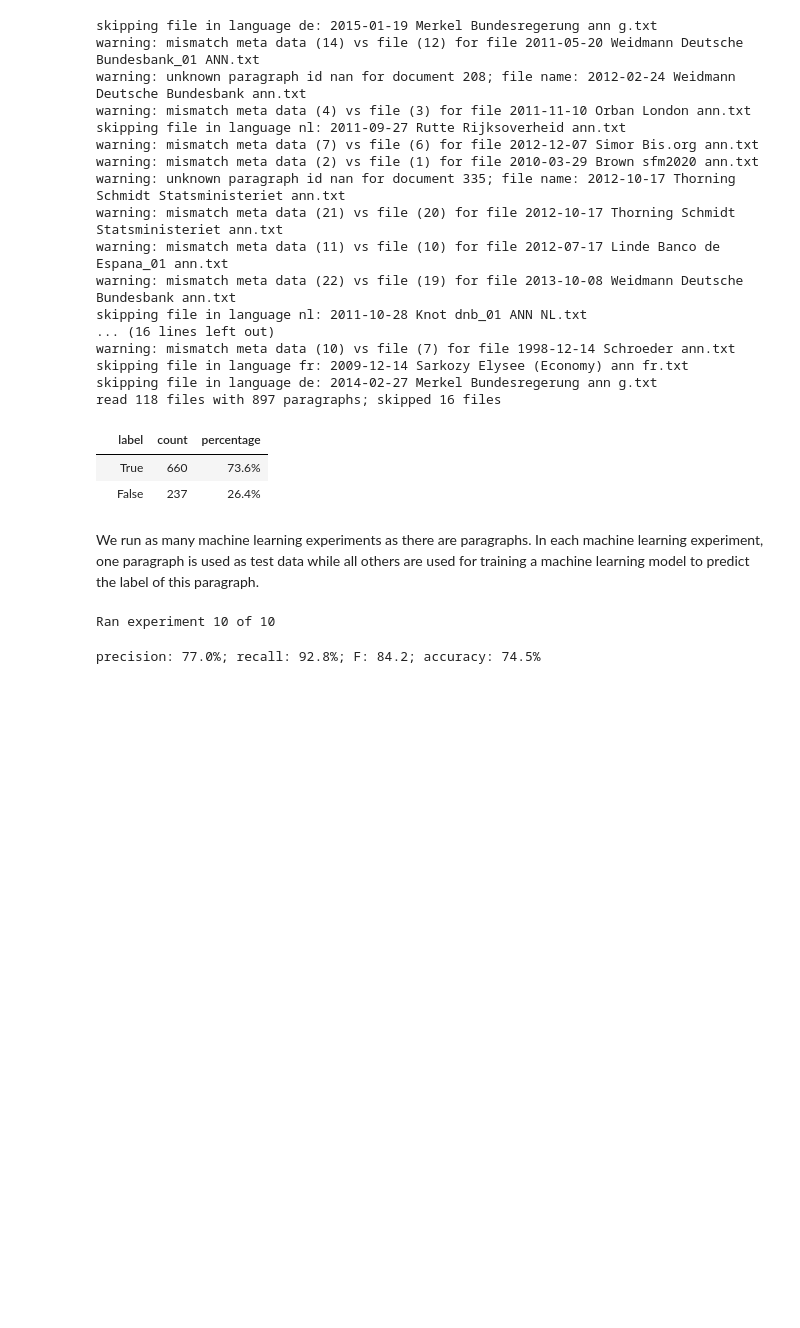
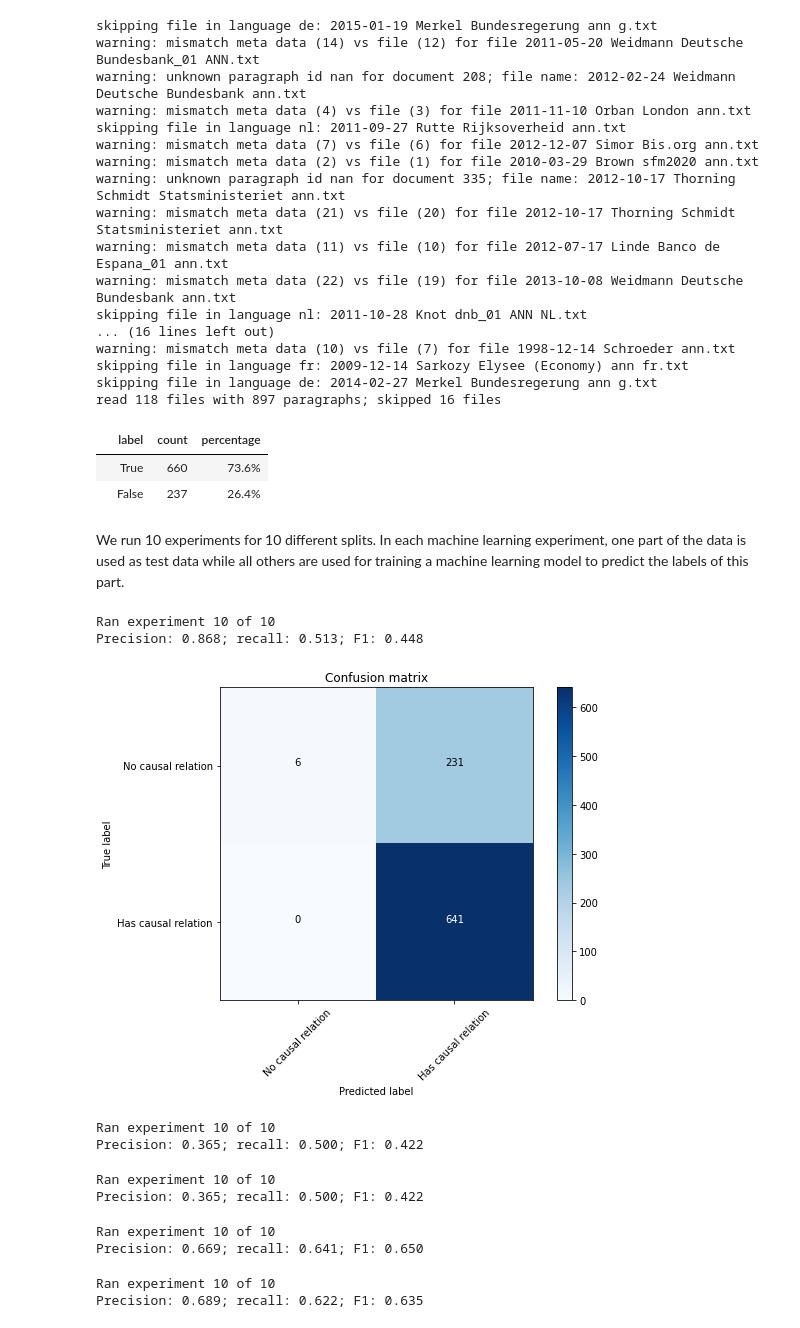
Before and after one commit to SSIML2021/SSIML2021, a Jupyter notebook: notebooks/1.1-causal-relation-precence-detection.ipynb, the cells around one changed output. Cells and saved outputs as stored; diff of their text form; code cells hidden in the pictures; blank space fills up the shorter version.

Commit message:
Use macro-averaging of metrics and rerun 5 of 6 experiments

```diff
--- a/notebooks/1.1-causal-relation-precence-detection.ipynb
+++ b/notebooks/1.1-causal-relation-precence-detection.ipynb
@@ -72,7 +79,7 @@ def make_train_file(file_name, train_list):
     data_file.close()
 # %%
 def decode_label(label):
-    return re.sub("__label__", "", label)
+    return re.sub("__label__", "", label) == "True"
 # %%
 def show_results(results):
     result_list = []
@@ -123,8 +110,8 @@ def make_fasttext_data(data_in):
     return data_out
 # %%
 def run_experiments(X, y, wordNgrams=1, pretrainedVectors=""):
-    predicted_labels_all = []
-    correct_labels = [ y[key] for key in X if key in y]
+    y_pred = []
+    y_true = [ y[key] for key in X if key in y]
     counter = 0
     data = np.array([ (X[key], y[key]) for key in X if key in y])
     for train_items, test_items in sklearn.model_selection.KFold(n_splits=10).split(X):
@@ -133,9 +120,11 @@ def run_experiments(X, y, wordNgrams=1, pretrainedVectors=""):
         model = fasttext.train_supervised("train_file.txt", dim=300, pretrainedVectors=pretrainedVectors, wordNgrams=wordNgrams)
         test_data = make_fasttext_data(data[test_items])
         predicted_labels = model.predict(test_data)
-        predicted_labels_all.extend(predicted_labels[0])
+        y_pred.extend(predicted_labels[0])
         counter += 1
         squeal(f"Ran experiment {counter} of 10")
-    return { i: { "correct": correct_labels[i], "predicted": decode_label(predicted_labels_all[i][0]) } for i in range(0, len(predicted_labels_all)) }
+
+    y_pred = [decode_label(label[0]) for label in y_pred]
+    return y_true, y_pred
 # %% [markdown]
 The variable `X` in the next code block contains all the data (paragraphs) available for machine learning. The variable `y` contains all the associated labels, with values `True` or `False`.
@@ -166,12 +230,39 @@ count_y_values(y)
 |  | True | 660 | 73.6% |
 |  | False | 237 | 26.4% |
 # %% [markdown]
-We run as many machine learning experiments as there are paragraphs. In each machine learning experiment, one paragraph is used as test data while all others are used for training a machine learning model to predict the label of this paragraph.
+We run 10 experiments for 10 different splits. In each machine learning experiment, one part of the data is used as test data while all others are used for training a machine learning model to predict the labels of this part.
 # %%
-results = run_experiments(X, y, wordNgrams=3, pretrainedVectors="wiki.en.vec")
+y_true, y_pred = run_experiments(X, y, wordNgrams=1)
+evaluate_results(y_true, y_pred)
 # %% [output]
 Ran experiment 10 of 10
+Precision: 0.868; recall: 0.513; F1: 0.448
-# %%
-evaluate_results(results)
-# %% [output]
-precision: 77.0%; recall: 92.8%; F: 84.2; accuracy: 74.5%
+# %%
+cm = sklearn.metrics.confusion_matrix(y_true, y_pred)
+plot_confusion_matrix(cm, ['No causal relation', 'Has causal relation'], normalize=False)
+# %% [output]
+[figure, added]
+# %%
+y_true, y_pred = run_experiments(X, y, wordNgrams=2)
+evaluate_results(y_true, y_pred)
+# %% [output]
+Ran experiment 10 of 10
+Precision: 0.365; recall: 0.500; F1: 0.422
+# %%
+y_true, y_pred = run_experiments(X, y, wordNgrams=3)
+evaluate_results(y_true, y_pred)
+# %% [output]
+Ran experiment 10 of 10
+Precision: 0.365; recall: 0.500; F1: 0.422
+# %%
+y_true, y_pred = run_experiments(X, y, wordNgrams=1, pretrainedVectors='wiki.en.vec')
+evaluate_results(y_true, y_pred)
+# %% [output]
+Ran experiment 10 of 10
+Precision: 0.669; recall: 0.641; F1: 0.650
+# %%
+y_true, y_pred = run_experiments(X, y, wordNgrams=2, pretrainedVectors='wiki.en.vec')
+evaluate_results(y_true, y_pred)
+# %% [output]
+Ran experiment 10 of 10
+Precision: 0.689; recall: 0.622; F1: 0.635
```
Also changed, not shown: parts of 9 cells of this notebook.
